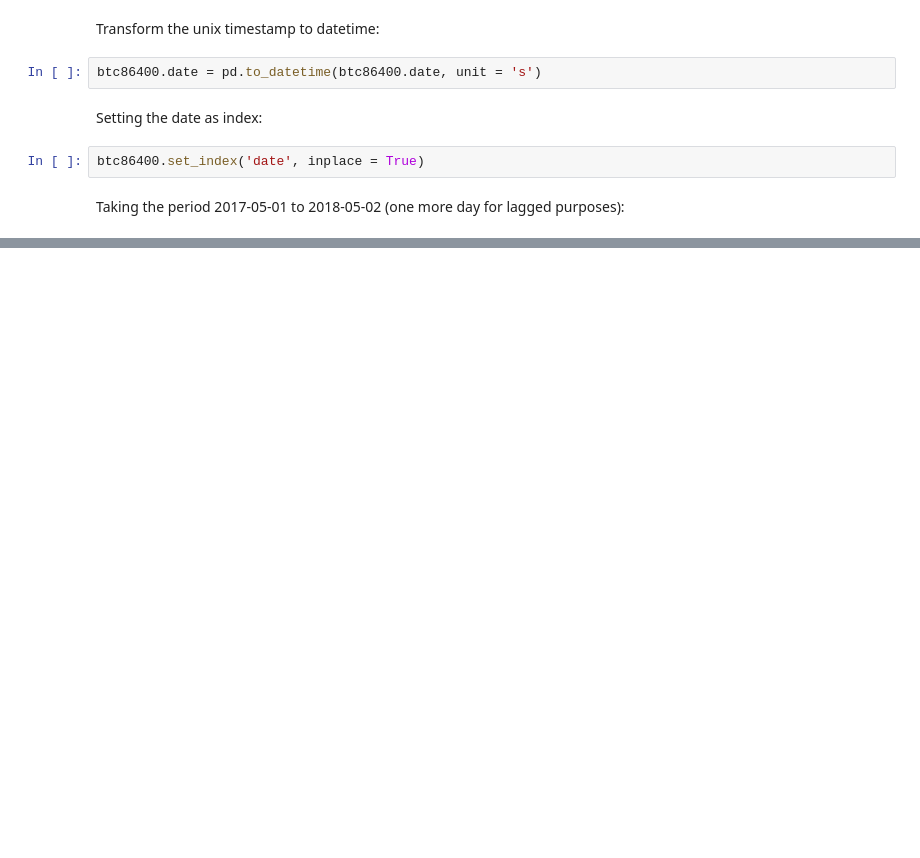
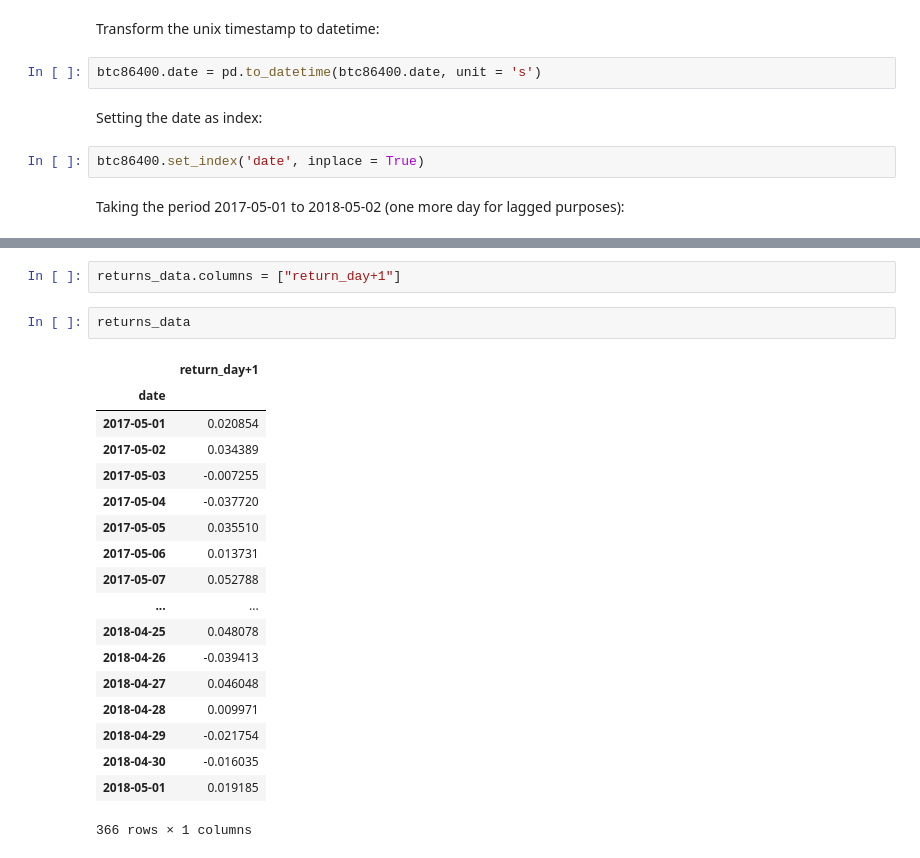
Before and after one commit to ViktorMalesevic/Bitcoin-NLP-Strategy, a Jupyter notebook: 04_bitcoin_data_notebook.ipynb, the cells around one changed output, grey strips where cells are left out. Drawn from its saved outputs; the diff is of its cells as text; blank space fills up the shorter version.

```diff
--- a/04_bitcoin_data_notebook.ipynb
+++ b/04_bitcoin_data_notebook.ipynb
@@ -105,0 +118,23 @@ lagged_data
+# %%
+returns_data.columns = ["return_day+1"]
+# %%
+returns_data
+# %% [output]
+|  | return_day+1 |
+| date |  |
+| 2017-05-01 | 0.020854 |
+| 2017-05-02 | 0.034389 |
+| 2017-05-03 | -0.007255 |
+| 2017-05-04 | -0.037720 |
+| 2017-05-05 | 0.035510 |
+| 2017-05-06 | 0.013731 |
+| 2017-05-07 | 0.052788 |
+| ... | ... |
+| 2018-04-25 | 0.048078 |
+| 2018-04-26 | -0.039413 |
+| 2018-04-27 | 0.046048 |
+| 2018-04-28 | 0.009971 |
+| 2018-04-29 | -0.021754 |
+| 2018-04-30 | -0.016035 |
+| 2018-05-01 | 0.019185 |
+366 rows × 1 columns
```
Also changed, not shown: parts of 18 cells of this notebook, 1 other file.
